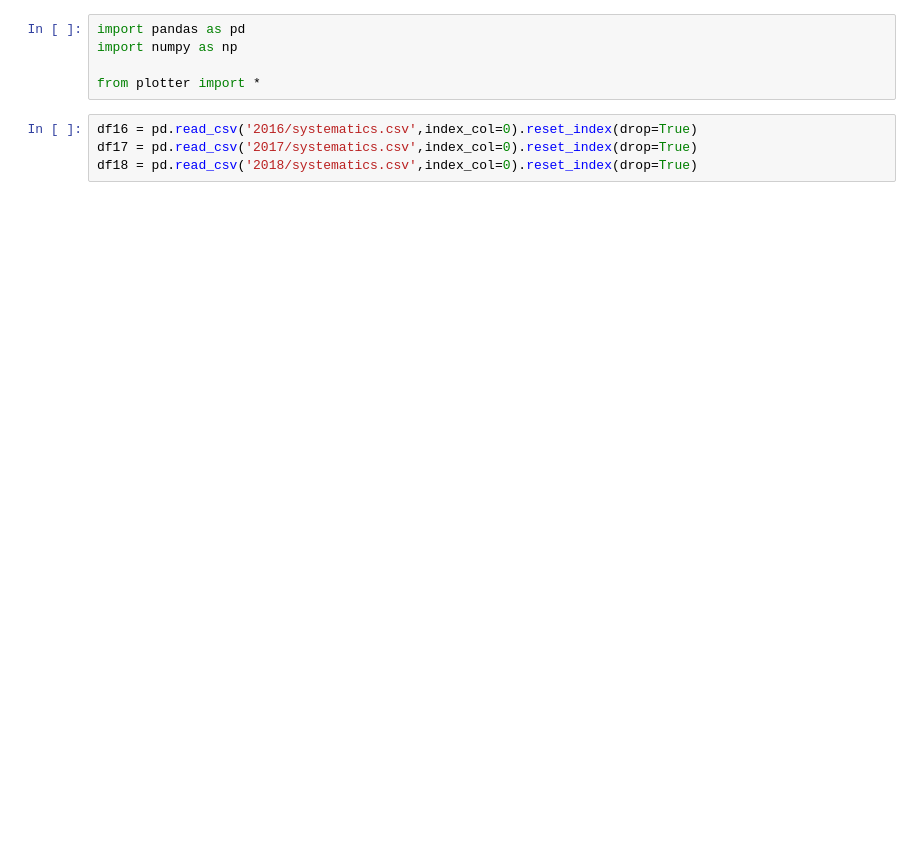
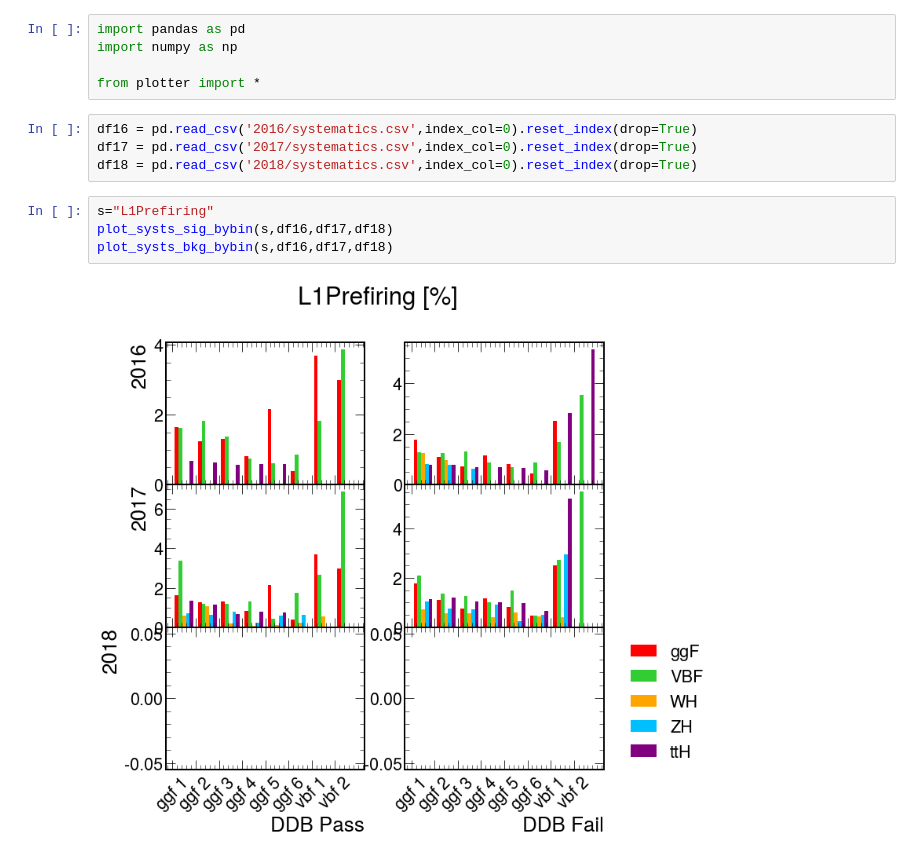
Before and after one commit to jennetd/hbb-cut-based, a Jupyter notebook: vbf-category/ggf-vbf-ddb2/systematics.ipynb, the cells around one changed output. Cells and saved outputs as stored; diff of their text form; blank space fills up the shorter version.

```diff
--- a/vbf-category/ggf-vbf-ddb2/systematics.ipynb
+++ b/vbf-category/ggf-vbf-ddb2/systematics.ipynb
@@ -7,3 +7,9 @@ from plotter import *
 df16 = pd.read_csv('2016/systematics.csv',index_col=0).reset_index(drop=True)
 df17 = pd.read_csv('2017/systematics.csv',index_col=0).reset_index(drop=True)
 df18 = pd.read_csv('2018/systematics.csv',index_col=0).reset_index(drop=True)
+# %%
+s="L1Prefiring"
+plot_systs_sig_bybin(s,df16,df17,df18)
+plot_systs_bkg_bybin(s,df16,df17,df18)
+# %% [output]
+[figure, added]
```
Also changed, not shown: parts of 11 cells of this notebook, 16 other files.
